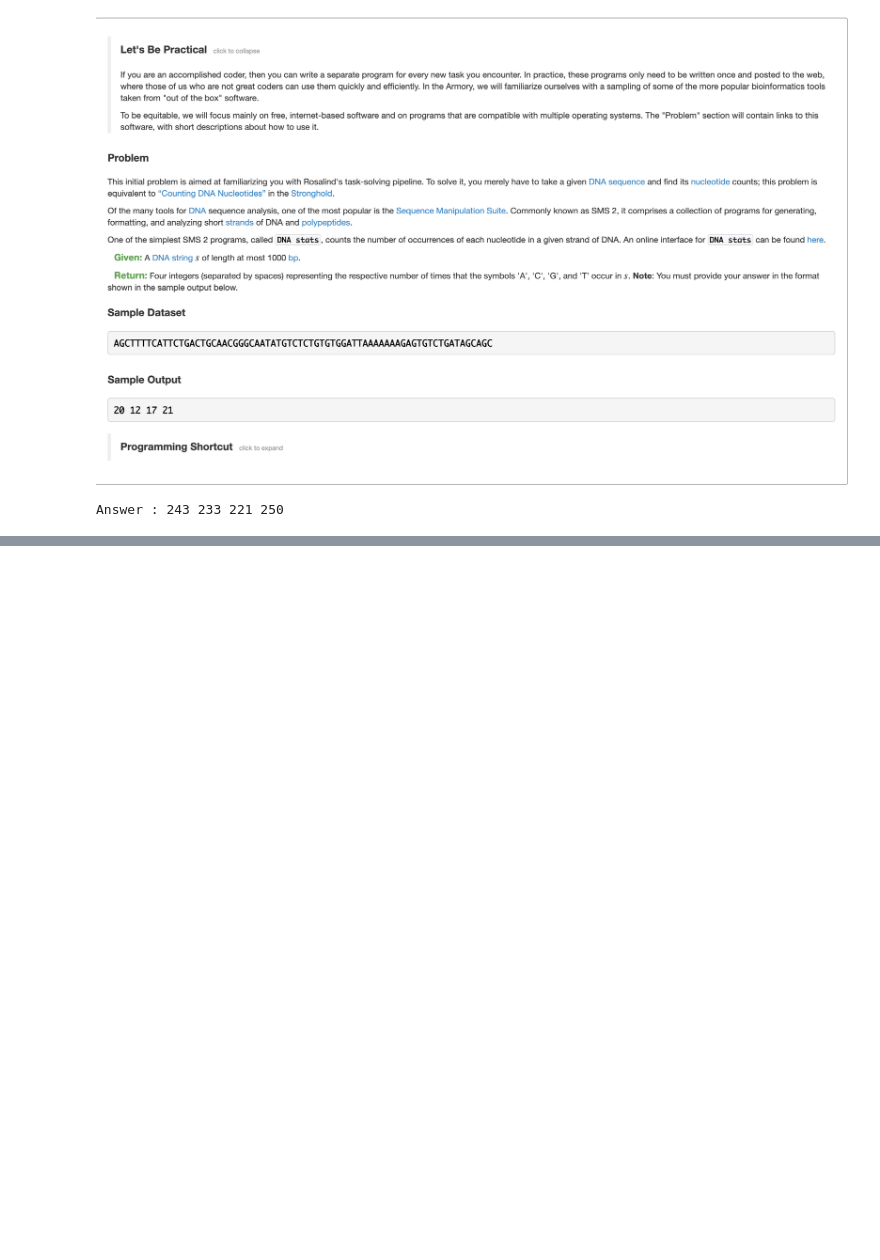
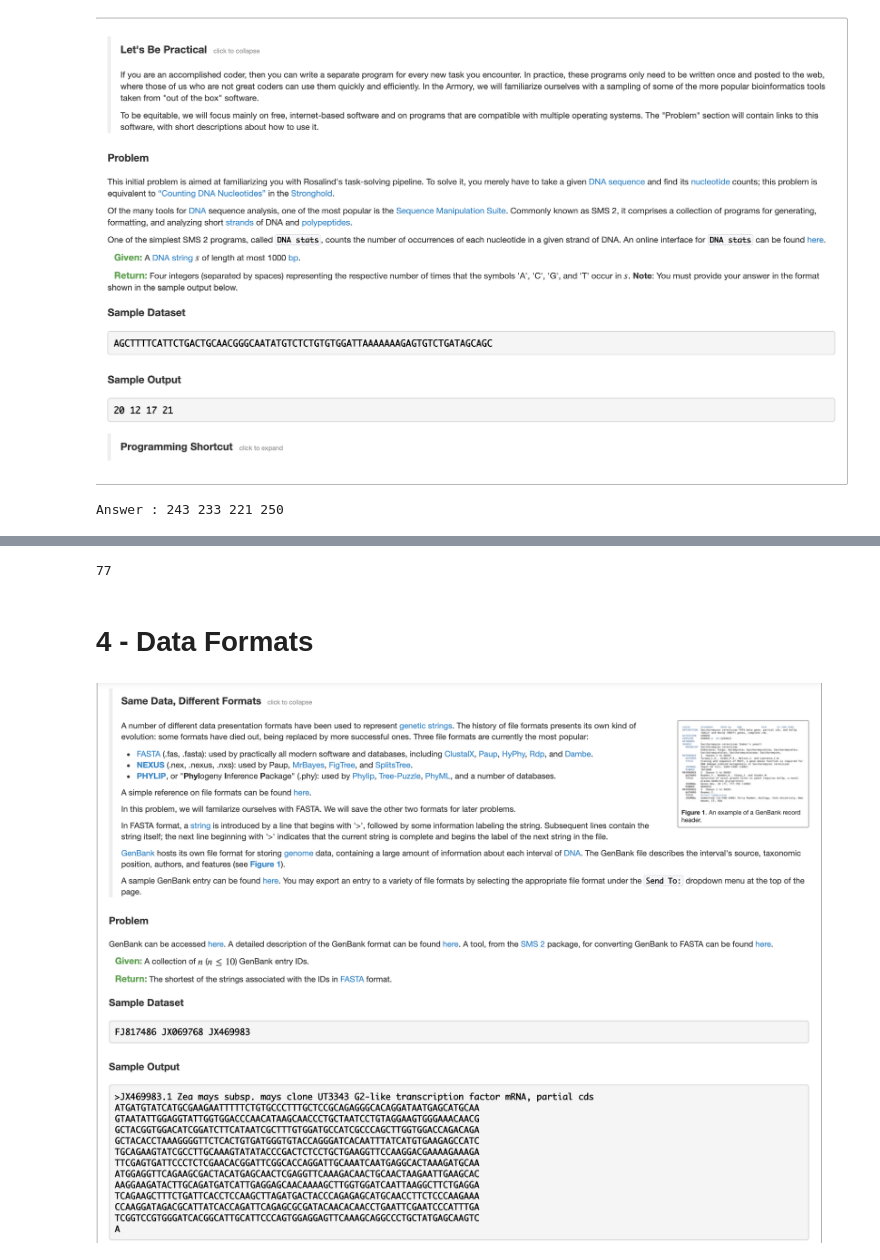
Before and after one commit to enesbasbug/Bioinformatics_Notebook, a Jupyter notebook: Codes_Py/Python/Bioinformatics_Armory.ipynb, the cells around one changed output, grey strips where cells are left out. Cells and saved outputs as stored; diff of their text form; code cells hidden in the pictures; blank space fills up the shorter version.

```diff
--- a/Codes_Py/Python/Bioinformatics_Armory.ipynb
+++ b/Codes_Py/Python/Bioinformatics_Armory.ipynb
@@ -35,0 +81,20 @@ Answer : 243 233 221 250
+# %%
+from Bio import Entrez
+
+with open('../Datasets/BioArmory/rosalind_gbk.txt') as input_data:
+    Genus_Name, Start_Date, End_Date = [line.strip() for line in input_data.readlines()]
+
+Entrez.email = "enessbasbug@gmail.com"
+handle = Entrez.esearch(db='nucleotide', term = Genus_Name +'[Organism]', mindate=Start_Date, maxdate=End_Date, datetype='pdat')
+record = Entrez.read(handle)
+print(record['Count'])
+
+# See the online documentation for an explanation of the parameters: : https://www.ncbi.nlm.nih.gov/books/NBK25499/#chapter4.ESearch
+# %% [output]
+77
+# %% [markdown]
+# 4 - Data Formats
+# %%
+importImg(4)
+# %% [output]
+[figure, added]
```
Also changed, not shown: parts of 9 cells of this notebook, 4 other files.
